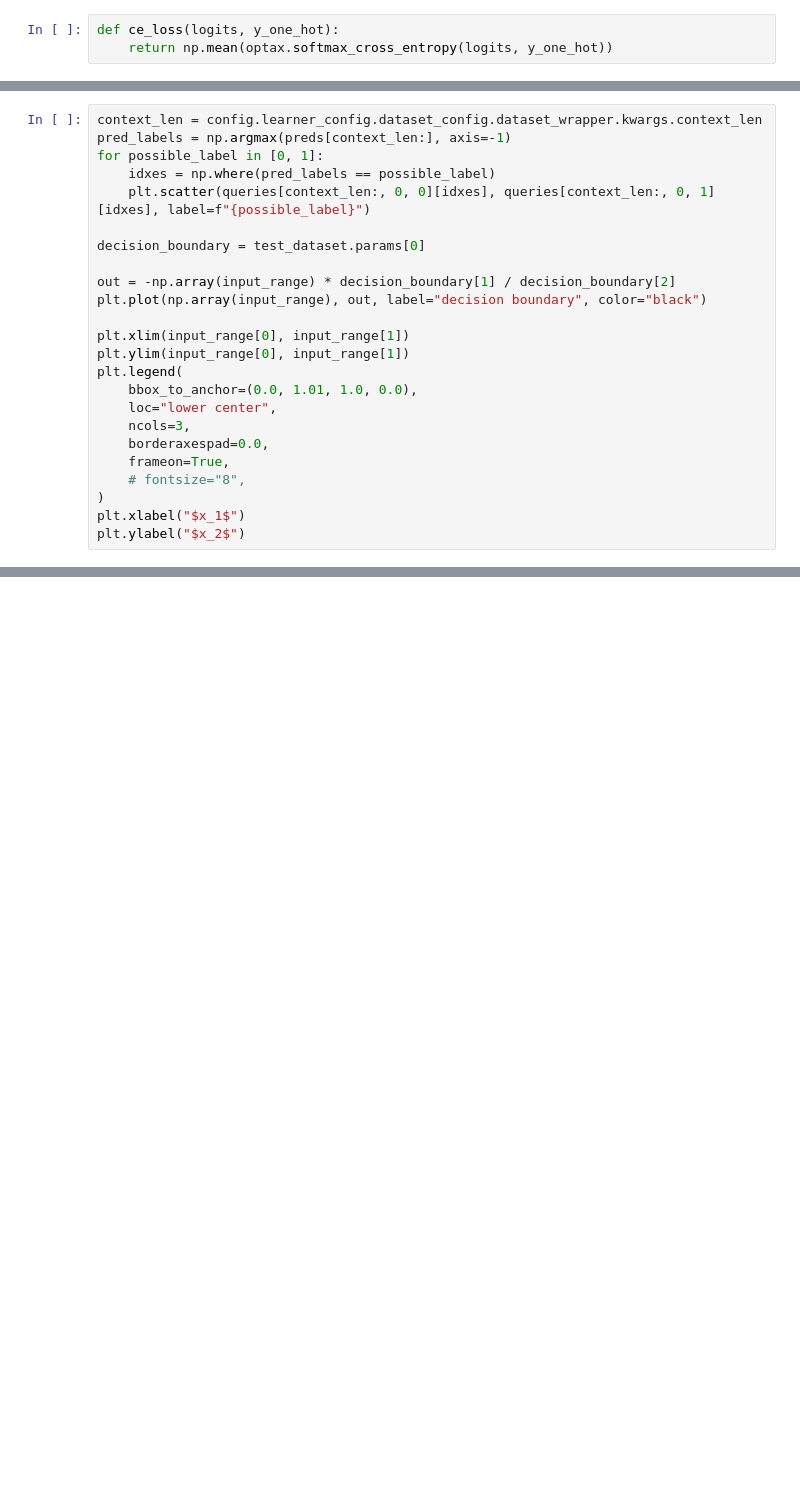
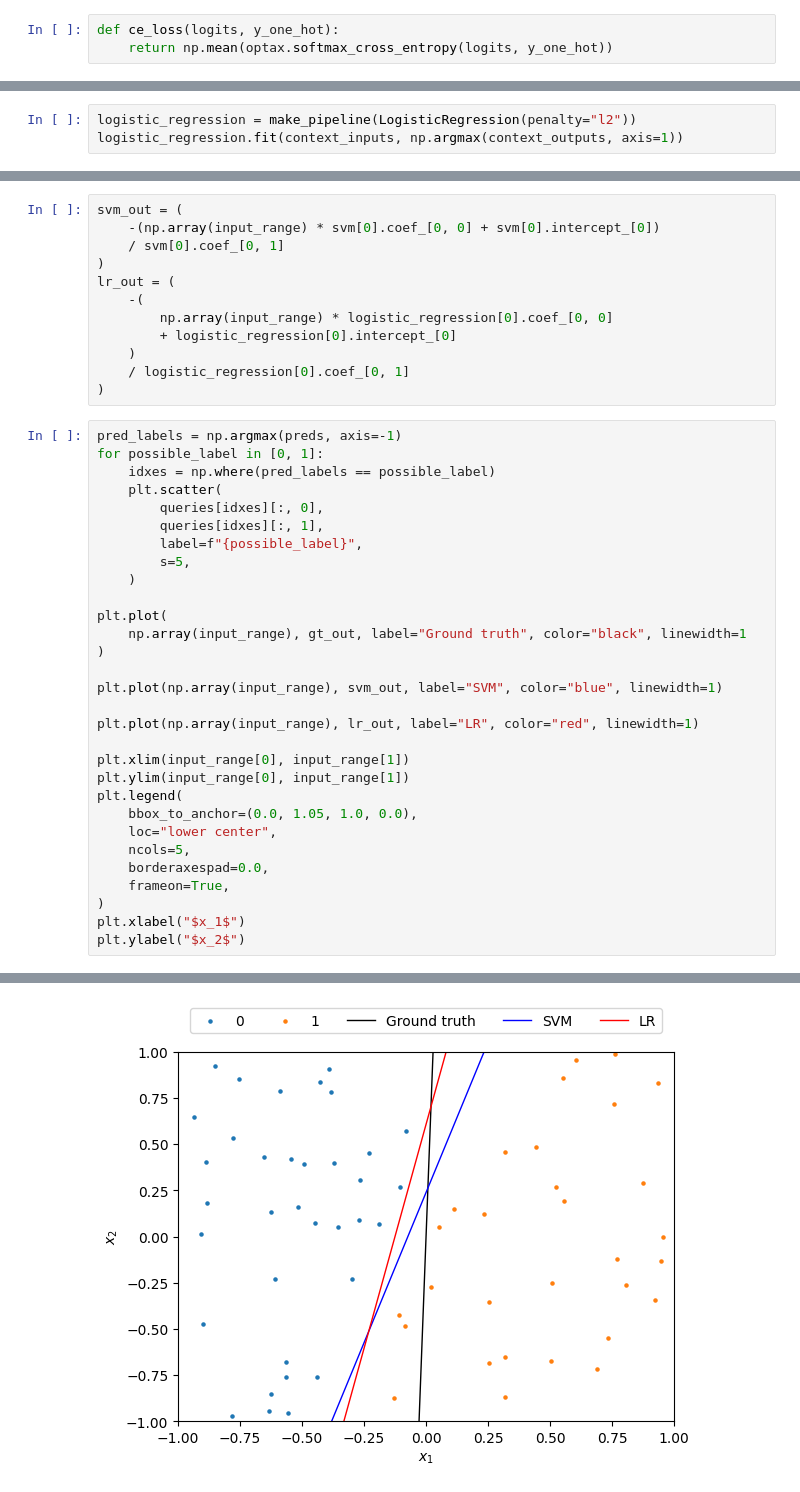
Before and after one commit to chanb/jaxl, a Jupyter notebook: scripts/icl/notebooks/sparse_in_example.ipynb, the cells around one changed output, grey strips where cells are left out. Cells and saved outputs as stored; diff of their text form; blank space fills up the shorter version.

```diff
--- a/scripts/icl/notebooks/sparse_in_example.ipynb
+++ b/scripts/icl/notebooks/sparse_in_example.ipynb
@@ -86,0 +180,3 @@ import matplotlib.pyplot as plt
+# %%
+logistic_regression = make_pipeline(LogisticRegression(penalty="l2"))
+logistic_regression.fit(context_inputs, np.argmax(context_outputs, axis=1))
@@ -87,24 +213,43 @@ import matplotlib.pyplot as plt
+# %%
+svm_out = (
+    -(np.array(input_range) * svm[0].coef_[0, 0] + svm[0].intercept_[0])
+    / svm[0].coef_[0, 1]
+)
+lr_out = (
+    -(
+        np.array(input_range) * logistic_regression[0].coef_[0, 0]
+        + logistic_regression[0].intercept_[0]
+    )
+    / logistic_regression[0].coef_[0, 1]
+)
 # %%
-context_len = config.learner_config.dataset_config.dataset_wrapper.kwargs.context_len
-pred_labels = np.argmax(preds[context_len:], axis=-1)
+pred_labels = np.argmax(preds, axis=-1)
 for possible_label in [0, 1]:
     idxes = np.where(pred_labels == possible_label)
-    plt.scatter(queries[context_len:, 0, 0][idxes], queries[context_len:, 0, 1][idxes], label=f"{possible_label}")
+    plt.scatter(
+        queries[idxes][:, 0],
+        queries[idxes][:, 1],
+        label=f"{possible_label}",
+        s=5,
+    )
 
-decision_boundary = test_dataset.params[0]
+plt.plot(
+    np.array(input_range), gt_out, label="Ground truth", color="black", linewidth=1
+)
 
-out = -np.array(input_range) * decision_boundary[1] / decision_boundary[2]
-plt.plot(np.array(input_range), out, label="decision boundary", color="black")
+plt.plot(np.array(input_range), svm_out, label="SVM", color="blue", linewidth=1)
+
+plt.plot(np.array(input_range), lr_out, label="LR", color="red", linewidth=1)
 
 plt.xlim(input_range[0], input_range[1])
 plt.ylim(input_range[0], input_range[1])
 plt.legend(
-    bbox_to_anchor=(0.0, 1.01, 1.0, 0.0),
+    bbox_to_anchor=(0.0, 1.05, 1.0, 0.0),
     loc="lower center",
-    ncols=3,
+    ncols=5,
     borderaxespad=0.0,
     frameon=True,
-    # fontsize="8",
 )
 plt.xlabel("$x_1$")
 plt.ylabel("$x_2$")
+# %% [output]
@@ -110,0 +257 @@ plt.ylabel("$x_2$")
+[figure, added]
```
Also changed, not shown: parts of 29 cells of this notebook, 1 other file.
